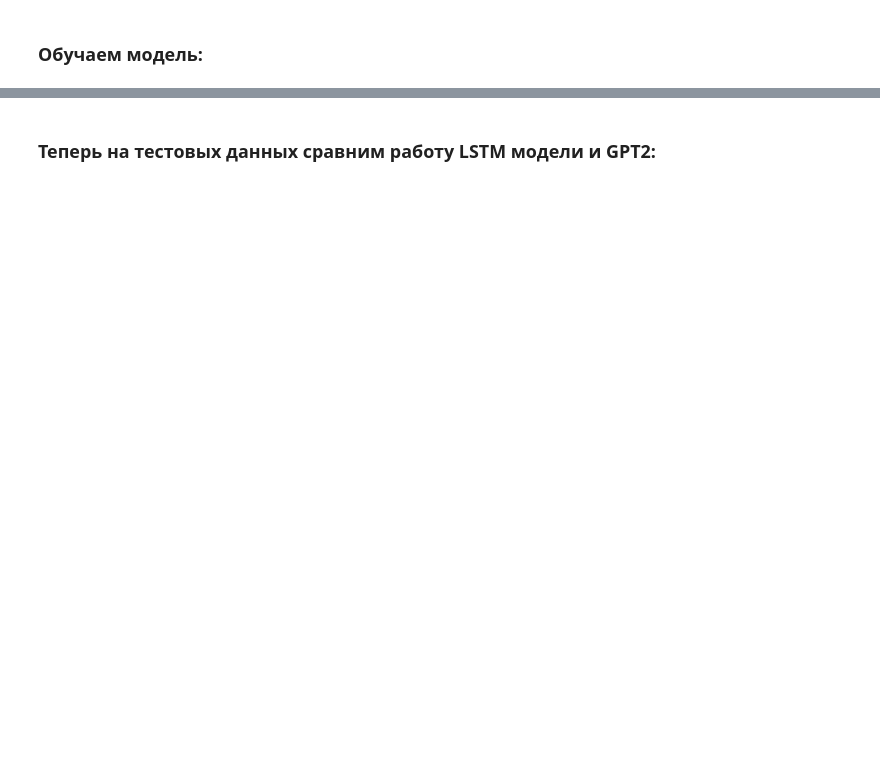
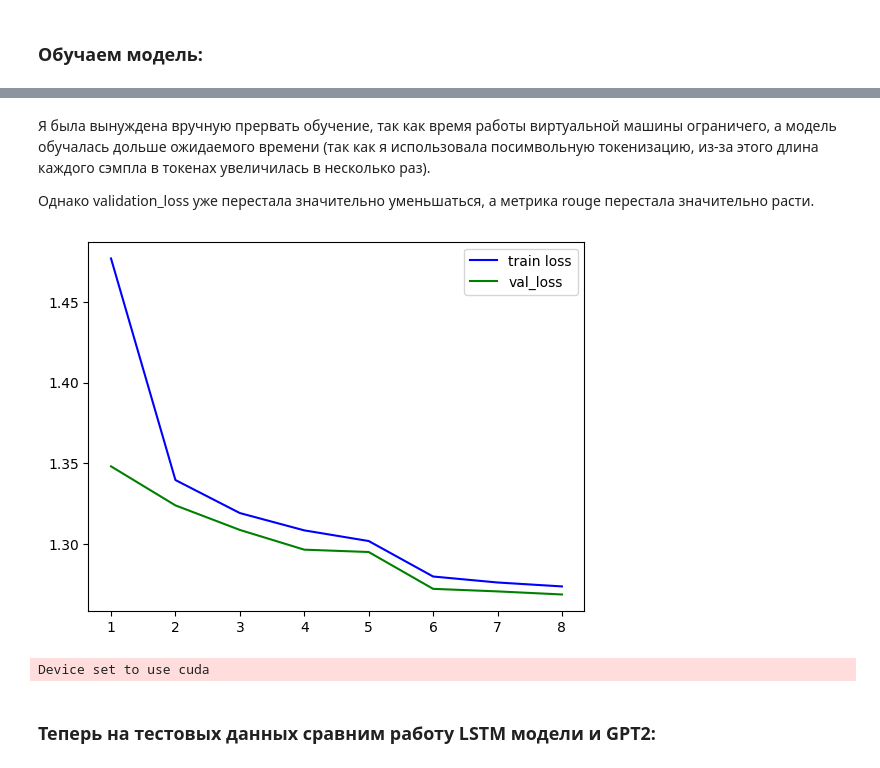
Before and after one commit to Valoisa/Autocomplete_LSTM, a Jupyter notebook: solution.ipynb, the cells around one changed output, grey strips where cells are left out. Drawn from its saved outputs; the diff is of its cells as text; code cells hidden in the pictures; blank space fills up the shorter version.

```diff
--- a/solution.ipynb
+++ b/solution.ipynb
@@ -59,21 +63,21 @@ else:
 # %%
-from transformers import BertTokenizerFast
-
 from torch.utils.data import DataLoader
 
 from src.next_token_dataset import NextTokenDataset, EvalROUGEDataset, collate_fn, collate_fn_rouge_ds
+from src.char_tokenizer import CharTokenizer
 
 
-tokenizer = BertTokenizerFast.from_pretrained("bert-base-uncased")
-# Добавим в токенайзер признак конца строки
-tokenizer.add_special_tokens({'eos_token': '[EOS]'})
-print('EOS token added:', tokenizer.eos_token, tokenizer.eos_token_id)
+tokenizer = CharTokenizer()
 
 batch_size = 256
 
+sorted_ids = np.argsort([len(text) for text in train_texts])
+train_texts = np.array(train_texts)[sorted_ids]
 train_dataset = NextTokenDataset(train_texts, tokenizer)
 train_dataloader = DataLoader(train_dataset, batch_size=batch_size, shuffle=True, collate_fn=collate_fn)
 
+sorted_ids = np.argsort([len(text) for text in val_texts])
+val_texts = np.array(val_texts)[sorted_ids]
 val_dataset = NextTokenDataset(val_texts, tokenizer)
 val_dataloader = DataLoader(val_dataset, batch_size=batch_size, collate_fn=collate_fn)
 
@@ -81,5 +85,7 @@ val_dataloader = DataLoader(val_dataset, batch_size=batch_size, collate_fn=colla
 val_rouge_dataset = EvalROUGEDataset(val_texts, tokenizer)
 val_rouge_dataloader = DataLoader(val_rouge_dataset, batch_size=batch_size, collate_fn=collate_fn_rouge_ds)
 
+sorted_ids = np.argsort([len(text) for text in test_texts])
+test_texts = np.array(test_texts)[sorted_ids]
 test_dataset = EvalROUGEDataset(test_texts, tokenizer)
 test_dataloader = DataLoader(test_dataset, batch_size=batch_size, collate_fn=collate_fn_rouge_ds)
@@ -107,13 +111,13 @@ device = 'cuda' if torch.cuda.is_available() else 'cpu'
 
 # Определяем модель:
 ## 2 скрытых слоя
-## размерность скрытого состояния 128
-model = LSTMAutoComplete(len(tokenizer.get_vocab()), hidden_size=128, num_layers=2)
+## размерность скрытого состояния 512
+model = LSTMAutoComplete(len(tokenizer.vocab), pad_token_id=tokenizer.pad_token_id, hidden_size=512, num_layers=2)
 
 optimizer = Adam(model.parameters(), lr=0.001, weight_decay=1e-5)
 scheduler = StepLR(optimizer, 5, 0.5)
 criterion = nn.CrossEntropyLoss(ignore_index=0)
-epochs = 15
+epochs = 12
 last_epoch = epochs
 test_phrase = "what are you talking"
 
@@ -144,7 +148,7 @@ for epoch in range(1, epochs+1):
     if abs(val_loss - best_val_loss) < 1e-4:
         best_val_loss = val_loss
 #       Сохраним лучшую модель
-        torch.save(model.state_dict, PATH)
+        torch.save(model.state_dict(), PATH)
         patience_counter +=1
         if patience_counter >= patience:
             print('Early stopping triggered...')
@@ -154,8 +158,9 @@ for epoch in range(1, epochs+1):
         patience_counter = 0
 
 # Сохраним результаты обучения
-torch.save(model.state_dict, PATH)
-plt.plot(list(range(1, last_epoch+1)), train_losses, color='b')
-plt.plot(list(range(1, last_epoch+1)), val_losses, color='g')
+torch.save(model.state_dict(), PATH)
+plt.plot(list(range(1, last_epoch+1)), train_losses, color='b', label='train loss')
+plt.plot(list(range(1, last_epoch+1)), val_losses, color='g', label='val loss')
+plt.legend()
 plt.show()
 # %% [output]
@@ -223,0 +222,21 @@ what are you talking about how far i dont have hope you want a vm s much
+# %% [markdown]
+Я была вынуждена вручную прервать обучение, так как время работы виртуальной машины ограничего, а модель обучалась дольше ожидаемого времени (так как я использовала посимвольную токенизацию, из-за этого длина каждого сэмпла в токенах увеличилась в несколько раз).
+
+Однако validation_loss уже перестала значительно уменьшаться, а метрика rouge перестала значительно расти.
+# %%
+# Сохраним модель и отобразим графики значения функци потерь
+torch.save(model.state_dict(), PATH)
+plt.plot(list(range(1, 9)), train_losses, color='b', label='train loss')
+plt.plot(list(range(1, 9)), val_losses, color='g', label='val_loss')
+plt.legend()
+plt.show()
+# %% [output]
+[figure, added]
+# %%
+from transformers import pipeline
+
+generator = pipeline('text-generation', model='distilgpt2', batch_size=batch_size, device=device, truncation=True)
+generator.tokenizer.pad_token_id = generator.tokenizer.eos_token_id
+generator.tokenizer.padding_side = 'left'
+# %% [output]
+Device set to use cuda
```
Also changed, not shown: parts of 7 cells of this notebook, 6 other files.
